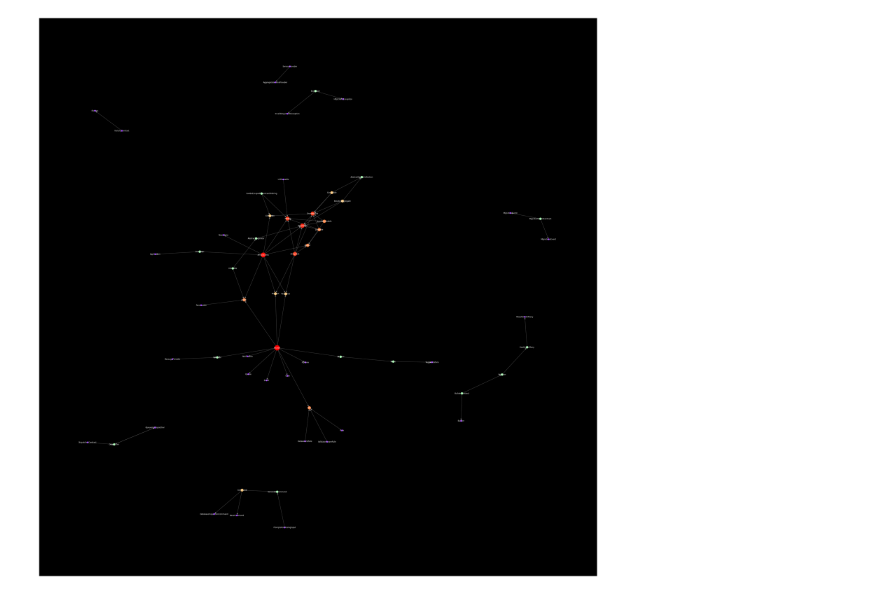
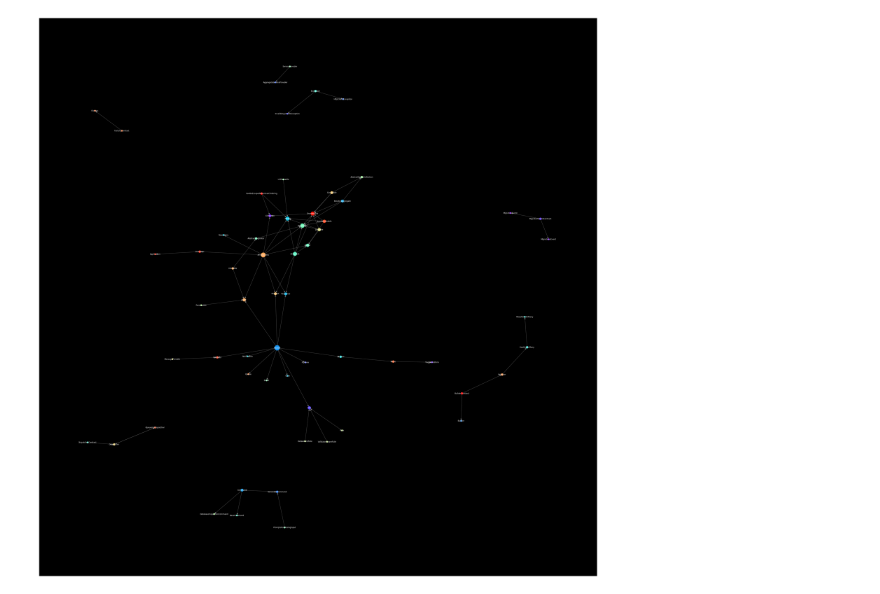
Before and after one commit to ksn38/graph_for_classes, a Jupyter notebook: graph_for_classes.ipynb, the cells around one changed output. Cells and saved outputs as stored; diff of their text form; code cells hidden in the pictures.

Commit message:
the color of the node was tied to the file size

```diff
--- a/graph_for_classes.ipynb
+++ b/graph_for_classes.ipynb
@@ -22,6 +22,7 @@ list_classes = []
 list_classes_for_graph = []
 list_classes_for_html = []
 list_sizes_of_files = []
+dict_sizes_of_classes = dict()
 list_classes_for_html.append('<!DOCTYPE html><html><head><meta charset="utf-8"><title></title>\
 <style>body{background-color: #1b232a;}div{color: #a0a0a0;}a{color: #55e1e6;}span{color: #dadada;}\
 </style></head><span><i>The numbers are amount of subclasses and size of file</i></span><br><br>')
@@ -46,6 +47,8 @@ def open_and_re(path, list_classes, list_classes_for_graph, list_classes_for_htm
             if len(list_1_or_more_classes) > 1:
                 for j in list_1_or_more_classes[1:]:
                     list_classes_for_graph.append([list_1_or_more_classes[0], j])
+                    dict_sizes_of_classes[list_1_or_more_classes[0]] = os.path.getsize(path)
+                    dict_sizes_of_classes[j] = os.path.getsize(path)
         for c in classes:
             c = c.replace('{', '')
             c = c.replace('}', '')
@@ -93,36 +96,38 @@ class_counter_gt_1_origin = class_counter_gt_1.copy()
 # %%
 #create graph
 size_image = 50
 
 fig, ax = plt.subplots()
 fig.set_size_inches(size_image, size_image)
 fig.patch.set_visible(False)
 ax.set_facecolor('k')
 fig.subplots_adjust(left=0, bottom=0, right=1, top=1, wspace=0, hspace=0)
 
 DG = nx.DiGraph()
 G = nx.Graph()
 
 for i in list_classes_for_graph:
     if i[0] not in class_counter_lt_gt and i[1] not in class_counter_lt_gt:
         DG.add_edge(i[1], i[0])
         G.add_edge(i[1], i[0])
 
 df = pd.DataFrame(list(G.degree), columns=['node','degree']).set_index('node')
-df['color'] = 1/df['degree']
+df_size = pd.DataFrame({'node': list(dict_sizes_of_classes.keys()), 'size': list(dict_sizes_of_classes.values())})
+df = pd.merge(df, df_size, how='left', on='node')
+df['color'] = df['size'].rank()
 vmin = df['color'].min()
 vmax = df['color'].max()
-cmap = plt.cm.rainbow_r
+cmap = plt.cm.rainbow
 
 pos = nx.spring_layout(G, k=0.2, seed=38)
 nx.draw_networkx(DG, pos=pos, arrows=True, arrowsize=20, node_size=df.degree*100, node_color=df['color'],\
                  edge_color='grey', font_color='white', cmap=cmap, vmin=vmin, vmax=vmax)
 # sm = plt.cm.ScalarMappable(cmap=cmap, norm=plt.Normalize(vmin=vmin, vmax=vmax))
 # sm.set_array([])
 #cbar = plt.colorbar(sm)
 plt.savefig(f'{lib}_gt_{min_subclasses}_lt_{max_subclasses}.png')
 # %% [output]
-[figure, old version]
+[figure, new version]
 # %%
 #list of frequent classes in footer of html file
 list_classes_for_html.append('<br><span><b>Classes counter:</b></span><br>')
```
Also changed, not shown: 4 other files.
